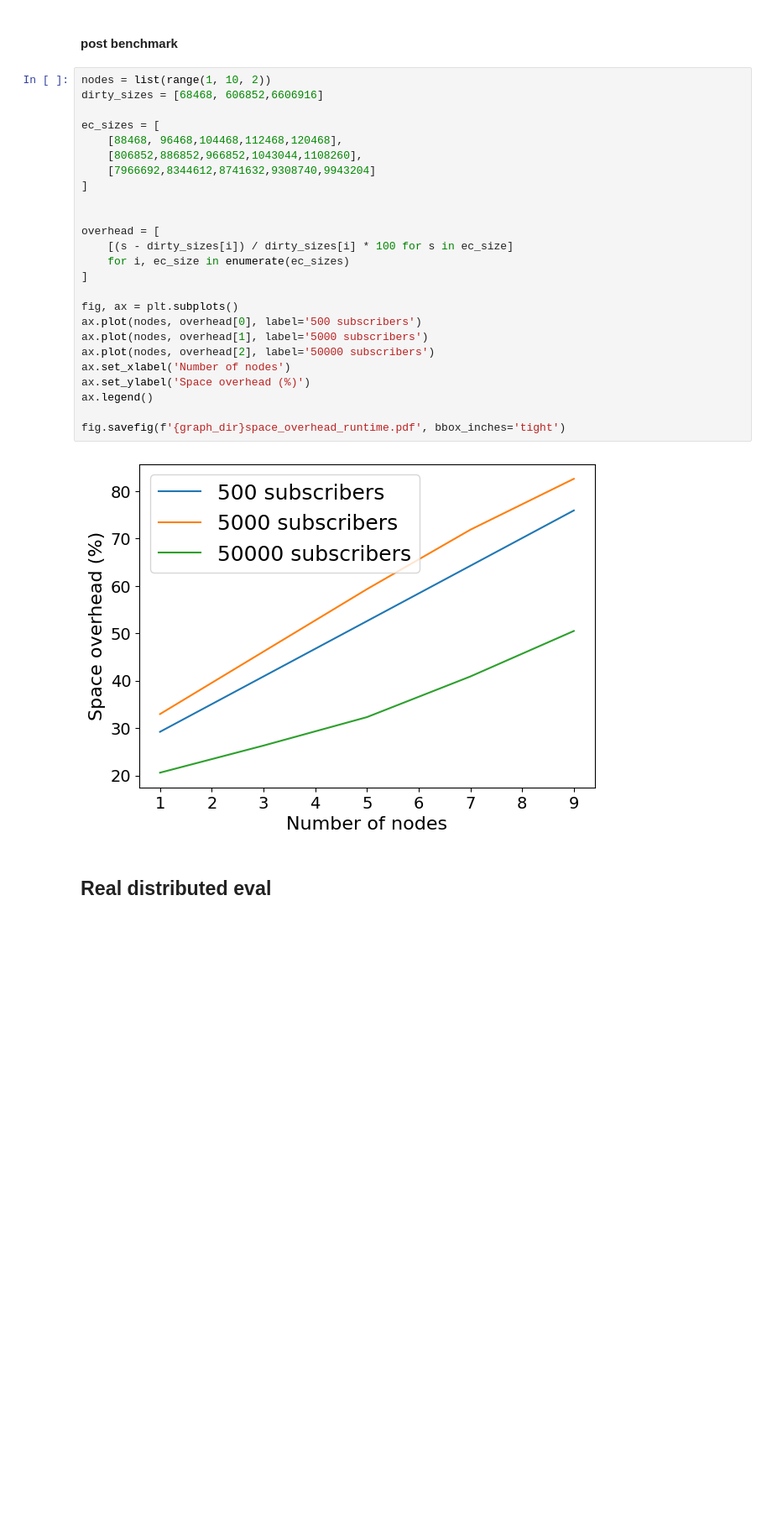
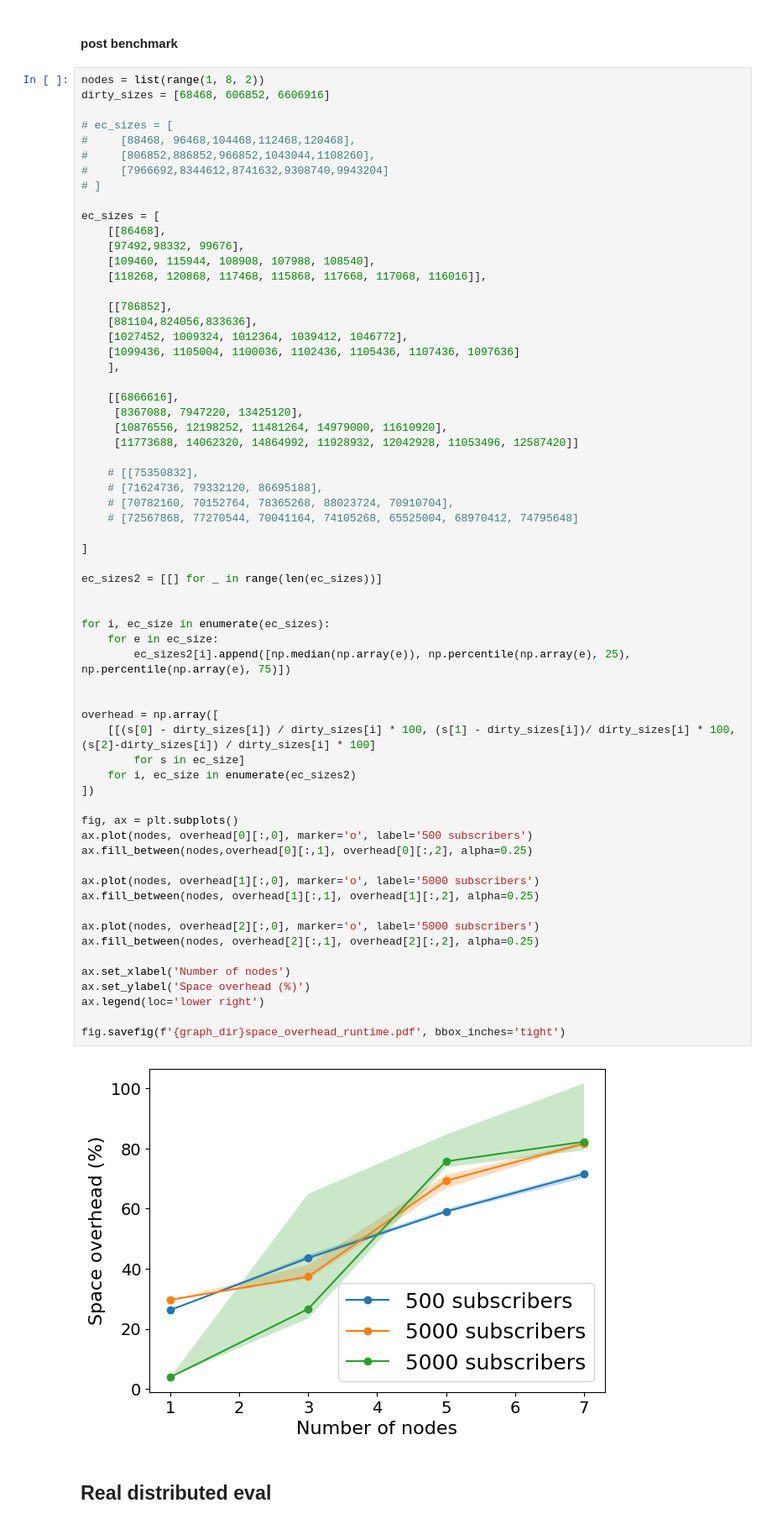
Before and after one commit to Vincent-lau/hypermnesia, a Jupyter notebook: benchmark/plot.ipynb, the cells around one changed output. Shown: that part at 84% size. Cells and saved outputs as stored; diff of their text form; blank space fills up the shorter version.

Commit message:
graph update

```diff
--- a/benchmark/plot.ipynb
+++ b/benchmark/plot.ipynb
@@ -188,32 +188,70 @@ fig.savefig(f'{graph_dir}space_overhead_populate.pdf', bbox_inches='tight')
 # %% [markdown]
 #### post benchmark
 # %%
-nodes = list(range(1, 10, 2))
-dirty_sizes = [68468, 606852,6606916]
+nodes = list(range(1, 8, 2))
+dirty_sizes = [68468, 606852, 6606916]
+
+# ec_sizes = [
+#     [88468, 96468,104468,112468,120468],
+#     [806852,886852,966852,1043044,1108260],
+#     [7966692,8344612,8741632,9308740,9943204]
+# ]
 
 ec_sizes = [
-    [88468, 96468,104468,112468,120468],
-    [806852,886852,966852,1043044,1108260],
-    [7966692,8344612,8741632,9308740,9943204]
+    [[86468],
+    [97492,98332, 99676],
+    [109460, 115944, 108908, 107988, 108540],
+    [118268, 120868, 117468, 115868, 117668, 117068, 116016]],
+
+    [[786852],
+    [881104,824056,833636],
+    [1027452, 1009324, 1012364, 1039412, 1046772],
+    [1099436, 1105004, 1100036, 1102436, 1105436, 1107436, 1097636]
+    ],
+
+    [[6866616],
+     [8367088, 7947220, 13425120],
+     [10876556, 12198252, 11481264, 14979000, 11610920],
+     [11773688, 14062320, 14864992, 11928932, 12042928, 11053496, 12587420]]
+
+    # [[75350832],
+    # [71624736, 79332120, 86695188],
+    # [70782160, 70152764, 78365268, 88023724, 70910704],
+    # [72567868, 77270544, 70041164, 74105268, 65525004, 68970412, 74795648]
+
 ]
 
+ec_sizes2 = [[] for _ in range(len(ec_sizes))]
 
-overhead = [
-    [(s - dirty_sizes[i]) / dirty_sizes[i] * 100 for s in ec_size]
-    for i, ec_size in enumerate(ec_sizes)
-]
+
+for i, ec_size in enumerate(ec_sizes):
+    for e in ec_size:
+        ec_sizes2[i].append([np.median(np.array(e)), np.percentile(np.array(e), 25), np.percentile(np.array(e), 75)])
+
+
+overhead = np.array([
+    [[(s[0] - dirty_sizes[i]) / dirty_sizes[i] * 100, (s[1] - dirty_sizes[i])/ dirty_sizes[i] * 100, (s[2]-dirty_sizes[i]) / dirty_sizes[i] * 100]
+        for s in ec_size]
+    for i, ec_size in enumerate(ec_sizes2)
+])
 
 fig, ax = plt.subplots()
-ax.plot(nodes, overhead[0], label='500 subscribers')
-ax.plot(nodes, overhead[1], label='5000 subscribers')
-ax.plot(nodes, overhead[2], label='50000 subscribers')
+ax.plot(nodes, overhead[0][:,0], marker='o', label='500 subscribers')
+ax.fill_between(nodes,overhead[0][:,1], overhead[0][:,2], alpha=0.25)
+
+ax.plot(nodes, overhead[1][:,0], marker='o', label='5000 subscribers')
+ax.fill_between(nodes, overhead[1][:,1], overhead[1][:,2], alpha=0.25)
+
+ax.plot(nodes, overhead[2][:,0], marker='o', label='5000 subscribers')
+ax.fill_between(nodes, overhead[2][:,1], overhead[2][:,2], alpha=0.25)
+
 ax.set_xlabel('Number of nodes')
 ax.set_ylabel('Space overhead (%)')
-ax.legend()
+ax.legend(loc='lower right')
 
 fig.savefig(f'{graph_dir}space_overhead_runtime.pdf', bbox_inches='tight')
 # %% [output]
-[figure, old version]
+[figure, new version]
 # %% [markdown]
 ## Real distributed eval
 # %% [markdown]
```
Also changed, not shown: parts of 15 cells of this notebook, 14 other files.
